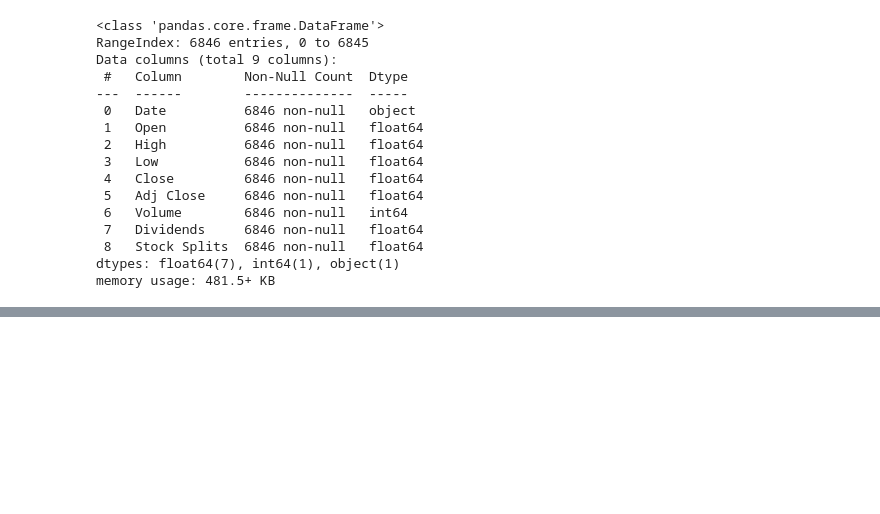
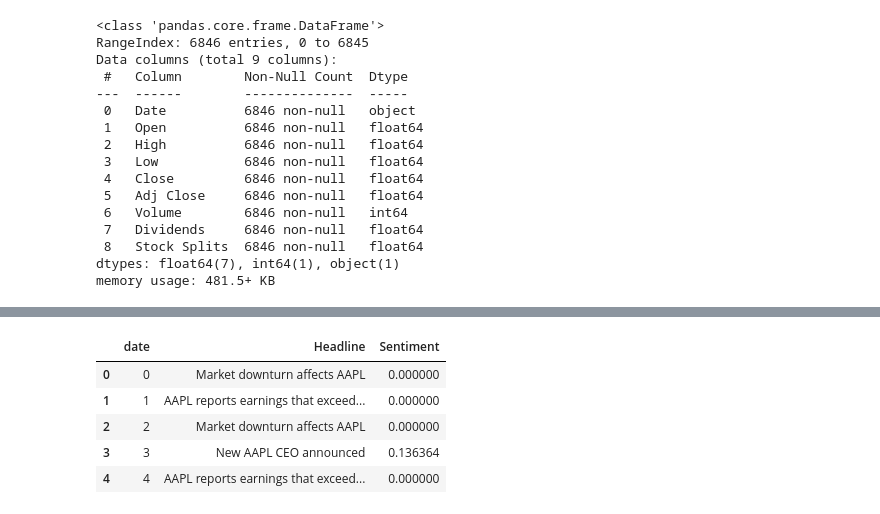
Before and after one commit to surak-alf/Project_3, a Jupyter notebook: src/notebooks/AMZN (1).ipynb, the cells around one changed output, grey strips where cells are left out. Saved outputs shown, nothing was run; the diff lists cells and outputs as text; code cells hidden in the pictures; blank space fills up the shorter version.

```diff
--- a/src/notebooks/AMZN (1).ipynb
+++ b/src/notebooks/AMZN (1).ipynb
@@ -109,0 +179,9 @@ fig.show()
+# %%
+text_data.head()
+# %% [output]
+|  | date | Headline | Sentiment |
+| 0 | 0 | Market downturn affects AAPL | 0.000000 |
+| 1 | 1 | AAPL reports earnings that exceed... | 0.000000 |
+| 2 | 2 | Market downturn affects AAPL | 0.000000 |
+| 3 | 3 | New AAPL CEO announced | 0.136364 |
+| 4 | 4 | AAPL reports earnings that exceed... | 0.000000 |
```
Also changed, not shown: parts of 15 cells of this notebook.
